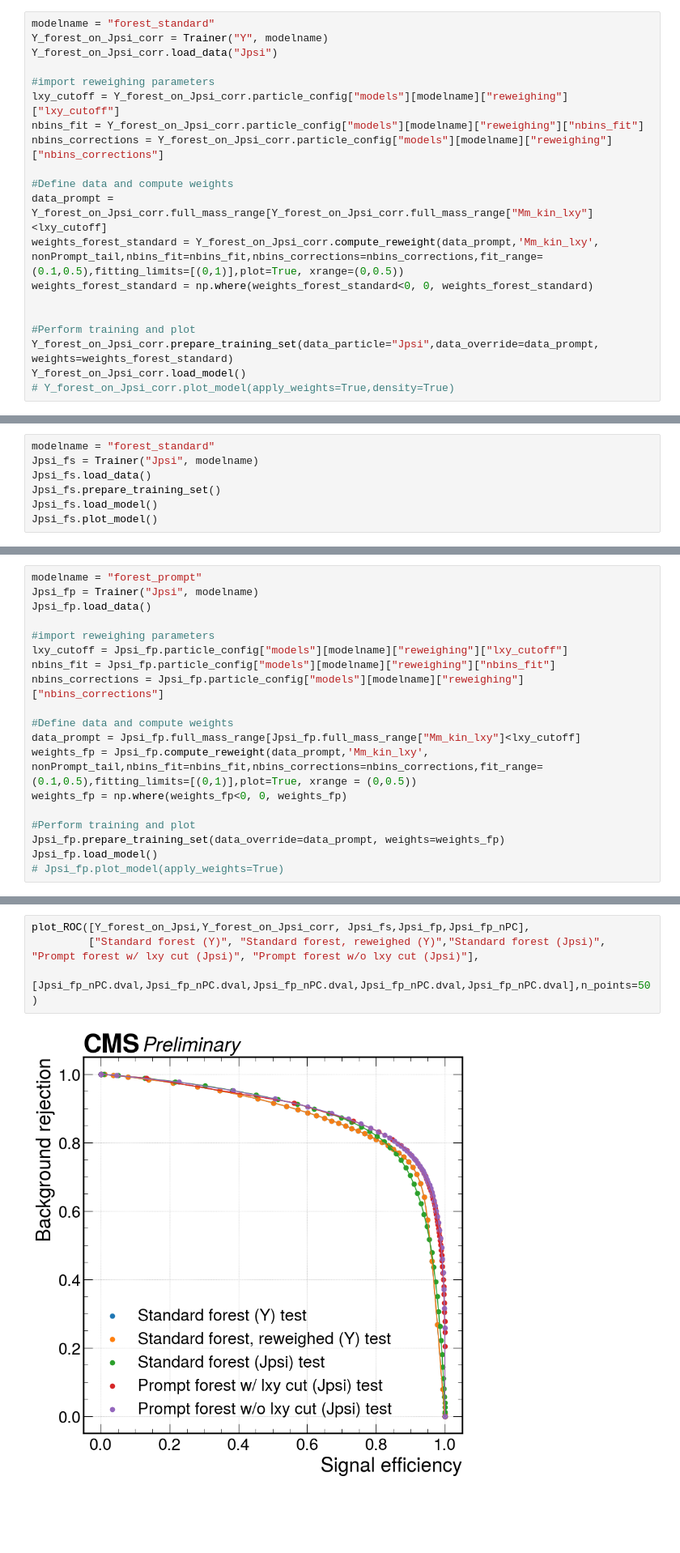
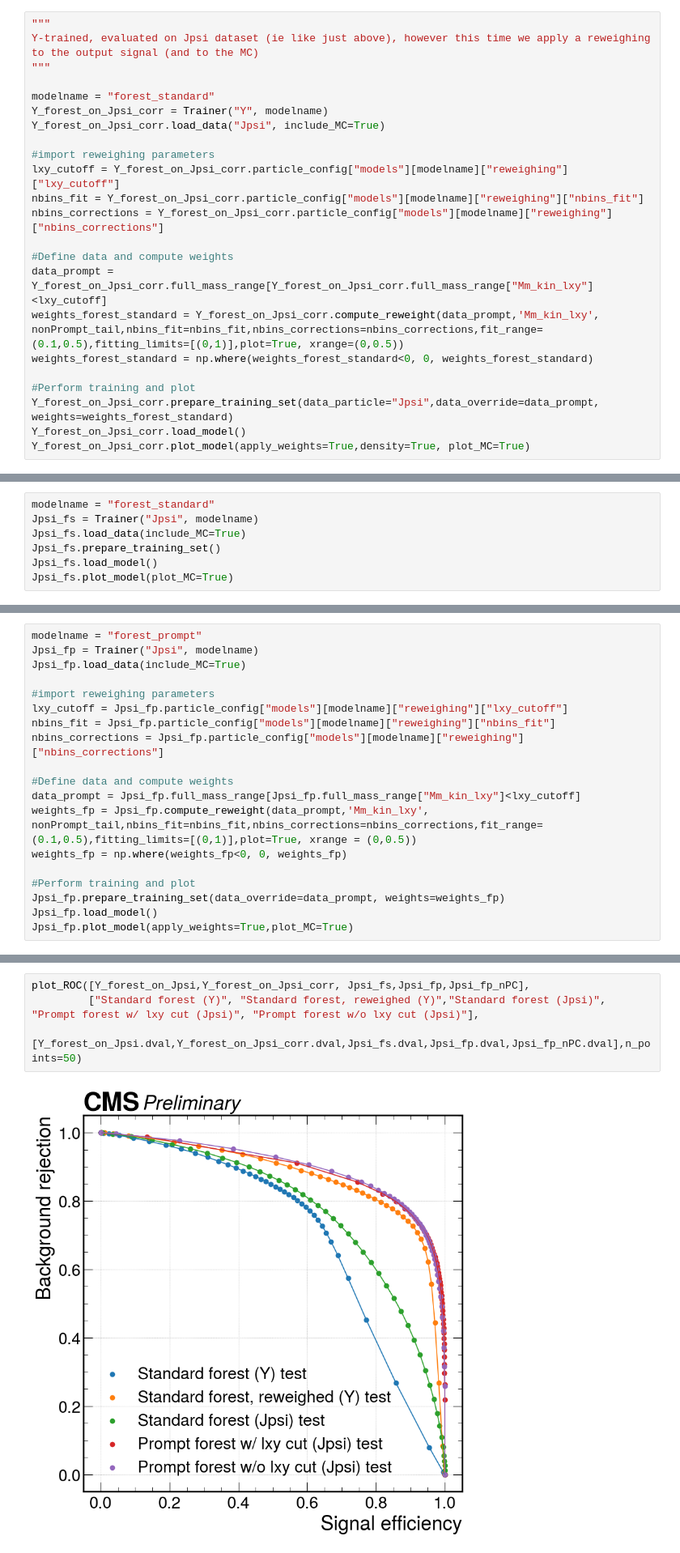
Before and after one commit to ludomori99/Darkphotons_Run3, a Jupyter notebook: BDT/view_training.ipynb, the cells around one changed output, grey strips where cells are left out. Shown at 81% size. Drawn from its saved outputs; the diff is of its cells as text; blank space fills up the shorter version.

```diff
--- a/BDT/view_training.ipynb
+++ b/BDT/view_training.ipynb
@@ -68,9 +108,13 @@ loading successful
 def nonPrompt_tail(x,N,b):
     return  N*expon.pdf(x,0,b)
 # %%
+"""
+Y-trained, evaluated on Jpsi dataset (ie like just above), however this time we apply a reweighing to the output signal (and to the MC)
+"""
+
 modelname = "forest_standard"
 Y_forest_on_Jpsi_corr = Trainer("Y", modelname)
-Y_forest_on_Jpsi_corr.load_data("Jpsi")
+Y_forest_on_Jpsi_corr.load_data("Jpsi", include_MC=True)
 
 #import reweighing parameters
 lxy_cutoff = Y_forest_on_Jpsi_corr.particle_config["models"][modelname]["reweighing"]["lxy_cutoff"]
@@ -82,10 +126,9 @@ data_prompt = Y_forest_on_Jpsi_corr.full_mass_range[Y_forest_on_Jpsi_corr.full_m
 weights_forest_standard = Y_forest_on_Jpsi_corr.compute_reweight(data_prompt,'Mm_kin_lxy', nonPrompt_tail,nbins_fit=nbins_fit,nbins_corrections=nbins_corrections,fit_range=(0.1,0.5),fitting_limits=[(0,1)],plot=True, xrange=(0,0.5))
 weights_forest_standard = np.where(weights_forest_standard<0, 0, weights_forest_standard)
 
-
 #Perform training and plot
 Y_forest_on_Jpsi_corr.prepare_training_set(data_particle="Jpsi",data_override=data_prompt, weights=weights_forest_standard)
 Y_forest_on_Jpsi_corr.load_model()
-# Y_forest_on_Jpsi_corr.plot_model(apply_weights=True,density=True)
+Y_forest_on_Jpsi_corr.plot_model(apply_weights=True,density=True, plot_MC=True)
 # %% [output]
 Start loading data
@@ -112,9 +158,9 @@ loading successful
 # %%
 modelname = "forest_standard"
 Jpsi_fs = Trainer("Jpsi", modelname)
-Jpsi_fs.load_data()
+Jpsi_fs.load_data(include_MC=True)
 Jpsi_fs.prepare_training_set()
 Jpsi_fs.load_model()
-Jpsi_fs.plot_model()
+Jpsi_fs.plot_model(plot_MC=True)
 # %% [output]
 Start loading data
@@ -127,7 +175,7 @@ loading successful
 # %%
 modelname = "forest_prompt"
 Jpsi_fp = Trainer("Jpsi", modelname)
-Jpsi_fp.load_data()
+Jpsi_fp.load_data(include_MC=True)
 
 #import reweighing parameters
 lxy_cutoff = Jpsi_fp.particle_config["models"][modelname]["reweighing"]["lxy_cutoff"]
@@ -142,6 +190,6 @@ weights_fp = np.where(weights_fp<0, 0, weights_fp)
 #Perform training and plot
 Jpsi_fp.prepare_training_set(data_override=data_prompt, weights=weights_fp)
 Jpsi_fp.load_model()
-# Jpsi_fp.plot_model(apply_weights=True)
+Jpsi_fp.plot_model(apply_weights=True,plot_MC=True)
 # %% [output]
 Start loading data
@@ -209,6 +260,6 @@ loading successful
 # %%
 plot_ROC([Y_forest_on_Jpsi,Y_forest_on_Jpsi_corr, Jpsi_fs,Jpsi_fp,Jpsi_fp_nPC],
          ["Standard forest (Y)", "Standard forest, reweighed (Y)","Standard forest (Jpsi)", "Prompt forest w/ lxy cut (Jpsi)", "Prompt forest w/o lxy cut (Jpsi)"],
-         [Jpsi_fp_nPC.dval,Jpsi_fp_nPC.dval,Jpsi_fp_nPC.dval,Jpsi_fp_nPC.dval,Jpsi_fp_nPC.dval],n_points=50)
+         [Y_forest_on_Jpsi.dval,Y_forest_on_Jpsi_corr.dval,Jpsi_fs.dval,Jpsi_fp.dval,Jpsi_fp_nPC.dval],n_points=50)
 # %% [output]
-[figure, old version]
+[figure, new version]
```
Also changed, not shown: parts of 21 cells of this notebook, 5 other files.
